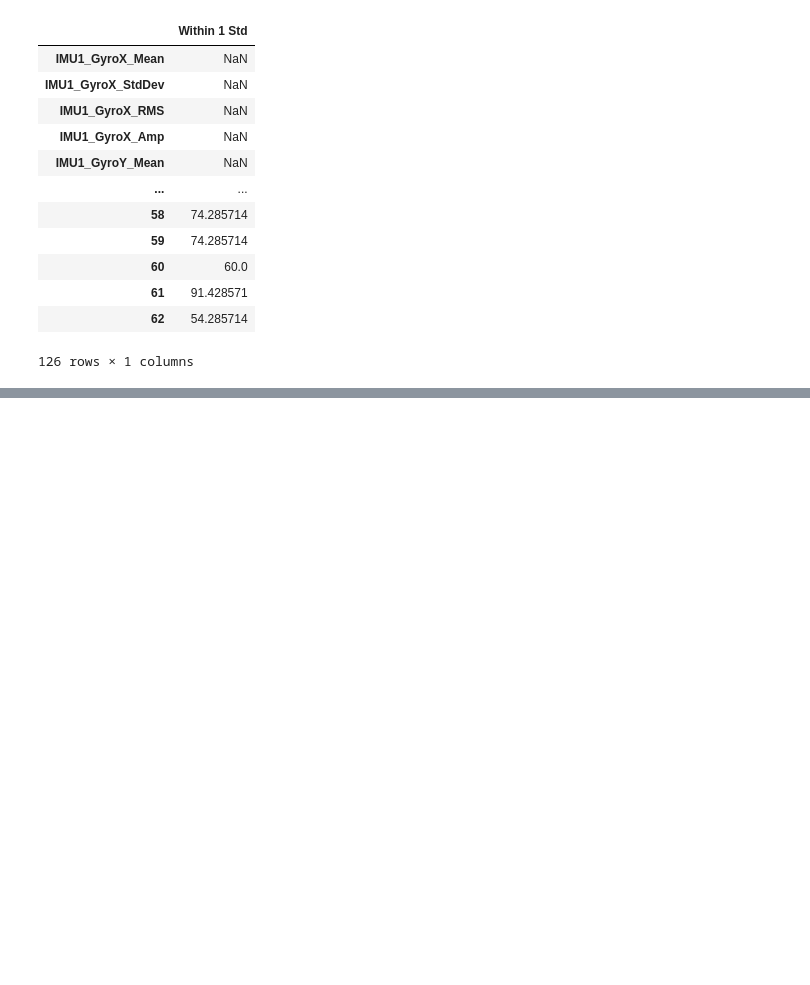
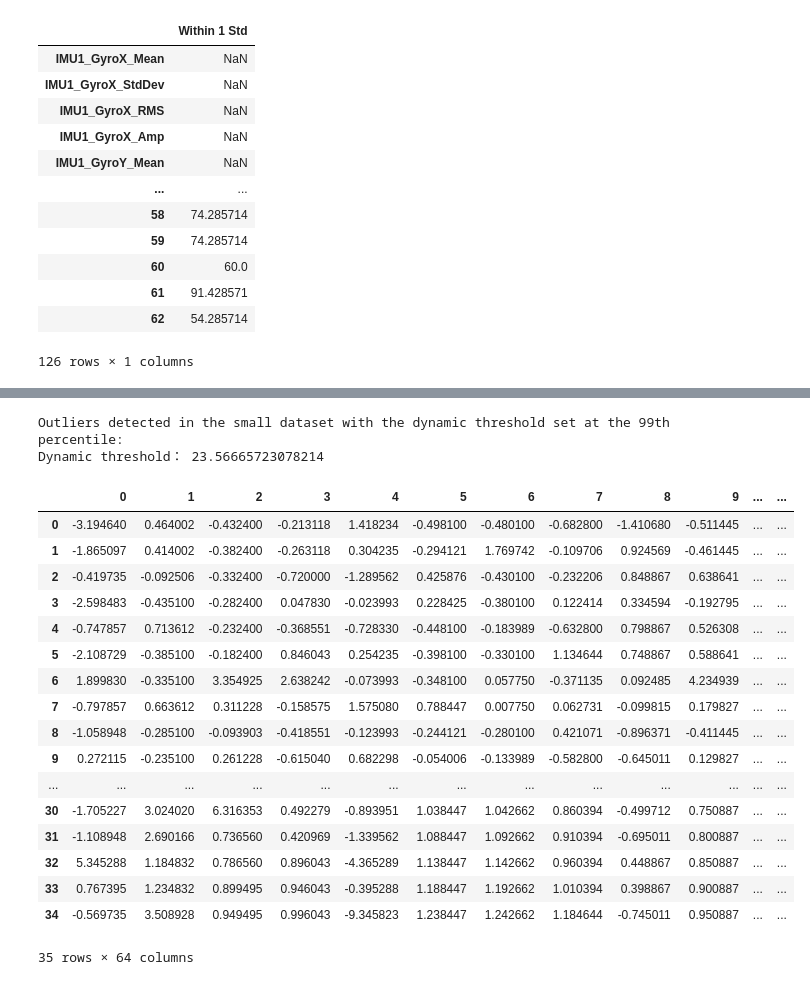
Before and after one commit to shinmohuang/FurtherResearch, a Jupyter notebook: Result/Exoskeleton/DCM.ipynb, the cells around one changed output, grey strips where cells are left out. Saved outputs shown, nothing was run; the diff lists cells and outputs as text; code cells hidden in the pictures; blank space fills up the shorter version.

Commit message:
add: Mahalanobis_Distance detect outlier

```diff
--- a/Result/Exoskeleton/DCM.ipynb
+++ b/Result/Exoskeleton/DCM.ipynb
@@ -4,11 +4,11 @@ import pandas as pd
 import matplotlib.pyplot as plt
 # %%
 # read the first 63 colum counter example and dataset
-Baseline_ce = pd.read_csv('/home/adam/FurtherResearch/Result/Exoskeleton/Baseline/counterExample.csv', header=None, usecols=range(63))
-BMI_ce = pd.read_csv('/home/adam/FurtherResearch/Result/Exoskeleton/BMI/counterExample.csv', header=None, usecols=range(65))
+Baseline_ce = pd.read_csv('Baseline/counterExample.csv', header=None, usecols=range(63))
+BMI_ce = pd.read_csv('BMI/counterExample.csv', header=None, usecols=range(65))
 
-Baseline_dataset = pd.read_csv('/home/adam/FurtherResearch/Dataset/Exoskeleton/Original_Normalized.csv', usecols=range(63))
-BMI_dataset = pd.read_csv('/home/adam/FurtherResearch/Dataset/Exoskeleton/Original+age+BMI_Normalized.csv', usecols=range(65))
+Baseline_dataset = pd.read_csv('../../Dataset/Exoskeleton/Original_Normalized.csv', usecols=range(63))
+BMI_dataset = pd.read_csv('../../Dataset/Exoskeleton/Original+age+BMI_Normalized.csv', usecols=range(65))
 # %%
 BMI_dataset
 # %% [output]
@@ -125,0 +223,70 @@ small_mahalanobis_distances
+# %%
+
+def detect_outliers_dynamic_threshold(large_dataset, small_dataset, percentile=95):
+    """
+    使用大数据集中马氏距离的动态百分位数作为阈值，检测小数据集中的异常点，并返回动态阈值。
+
+    参数:
+    - large_dataset: 大数据集的DataFrame。
+    - small_dataset: 小数据集的DataFrame。
+    - percentile: 用于确定异常值阈值的百分位数，例如95或99，默认为95。
+
+    返回:
+    - outliers: 检测到的异常点的DataFrame。
+    - dynamic_threshold: 动态阈值。
+    - small_distances: 小数据集中每个点的马氏距离数组。
+    """
+    # 计算大数据集的均值向量和协方差矩阵
+    mean_vector = large_dataset.mean(axis=0)
+    cov_matrix = large_dataset.cov()
+    cov_matrix_inv = inv(cov_matrix)
+
+    # 计算大数据集中每个点的马氏距离
+    large_distances = np.array([mahalanobis(row, mean_vector, cov_matrix_inv) for index, row in large_dataset.iterrows()])
+
+    # 计算动态阈值
+    dynamic_threshold = np.percentile(large_distances, percentile)
+
+    # 计算小数据集中每个点的马氏距离
+    small_distances = np.array([mahalanobis(row, mean_vector, cov_matrix_inv) for index, row in small_dataset.iterrows()])
+
+    # 标识超过动态阈值的异常点
+    outliers_mask = small_distances > dynamic_threshold
+    outliers = small_dataset[outliers_mask].copy()
+    outliers['Mahalanobis_Distance'] = small_distances[outliers_mask]
+
+    # 输出结果
+    if outliers.empty:
+        print(f"No outliers detected in the small dataset with the dynamic threshold set at the {percentile}th percentile.")
+    else:
+        print(f"Outliers detected in the small dataset with the dynamic threshold set at the {percentile}th percentile:")
+
+    return outliers, dynamic_threshold, small_distances
+
+# 使用示例
+# 假设 Baseline_dataset 和 Baseline_ce 已经是两个加载好的DataFrame
+outliers_result, threshold, distances = detect_outliers_dynamic_threshold(Baseline_dataset, Baseline_ce, percentile=99)
+print("Dynamic threshold：", threshold)
+# if not outliers_result.empty:
+outliers_result
+# %% [output]
+Outliers detected in the small dataset with the dynamic threshold set at the 99th percentile:
+Dynamic threshold： 23.56665723078214
+|  | 0 | 1 | 2 | 3 | 4 | 5 | 6 | 7 | 8 | 9 | ... | ... |
+| 0 | -3.194640 | 0.464002 | -0.432400 | -0.213118 | 1.418234 | -0.498100 | -0.480100 | -0.682800 | -1.410680 | -0.511445 | ... | ... |
+| 1 | -1.865097 | 0.414002 | -0.382400 | -0.263118 | 0.304235 | -0.294121 | 1.769742 | -0.109706 | 0.924569 | -0.461445 | ... | ... |
+| 2 | -0.419735 | -0.092506 | -0.332400 | -0.720000 | -1.289562 | 0.425876 | -0.430100 | -0.232206 | 0.848867 | 0.638641 | ... | ... |
+| 3 | -2.598483 | -0.435100 | -0.282400 | 0.047830 | -0.023993 | 0.228425 | -0.380100 | 0.122414 | 0.334594 | -0.192795 | ... | ... |
+| 4 | -0.747857 | 0.713612 | -0.232400 | -0.368551 | -0.728330 | -0.448100 | -0.183989 | -0.632800 | 0.798867 | 0.526308 | ... | ... |
+| 5 | -2.108729 | -0.385100 | -0.182400 | 0.846043 | 0.254235 | -0.398100 | -0.330100 | 1.134644 | 0.748867 | 0.588641 | ... | ... |
+| 6 | 1.899830 | -0.335100 | 3.354925 | 2.638242 | -0.073993 | -0.348100 | 0.057750 | -0.371135 | 0.092485 | 4.234939 | ... | ... |
+| 7 | -0.797857 | 0.663612 | 0.311228 | -0.158575 | 1.575080 | 0.788447 | 0.007750 | 0.062731 | -0.099815 | 0.179827 | ... | ... |
+| 8 | -1.058948 | -0.285100 | -0.093903 | -0.418551 | -0.123993 | -0.244121 | -0.280100 | 0.421071 | -0.896371 | -0.411445 | ... | ... |
+| 9 | 0.272115 | -0.235100 | 0.261228 | -0.615040 | 0.682298 | -0.054006 | -0.133989 | -0.582800 | -0.645011 | 0.129827 | ... | ... |
+| ... | ... | ... | ... | ... | ... | ... | ... | ... | ... | ... | ... | ... |
+| 30 | -1.705227 | 3.024020 | 6.316353 | 0.492279 | -0.893951 | 1.038447 | 1.042662 | 0.860394 | -0.499712 | 0.750887 | ... | ... |
+| 31 | -1.108948 | 2.690166 | 0.736560 | 0.420969 | -1.339562 | 1.088447 | 1.092662 | 0.910394 | -0.695011 | 0.800887 | ... | ... |
+| 32 | 5.345288 | 1.184832 | 0.786560 | 0.896043 | -4.365289 | 1.138447 | 1.142662 | 0.960394 | 0.448867 | 0.850887 | ... | ... |
+| 33 | 0.767395 | 1.234832 | 0.899495 | 0.946043 | -0.395288 | 1.188447 | 1.192662 | 1.010394 | 0.398867 | 0.900887 | ... | ... |
+| 34 | -0.569735 | 3.508928 | 0.949495 | 0.996043 | -9.345823 | 1.238447 | 1.242662 | 1.184644 | -0.745011 | 0.950887 | ... | ... |
+35 rows × 64 columns
```
Also changed, not shown: parts of 6 cells of this notebook, 1 other file.
